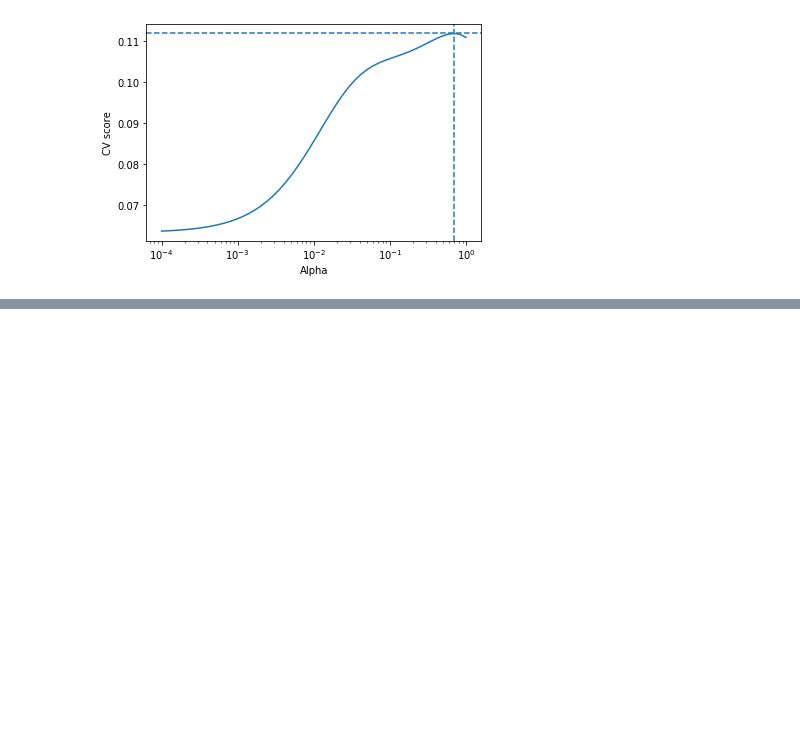
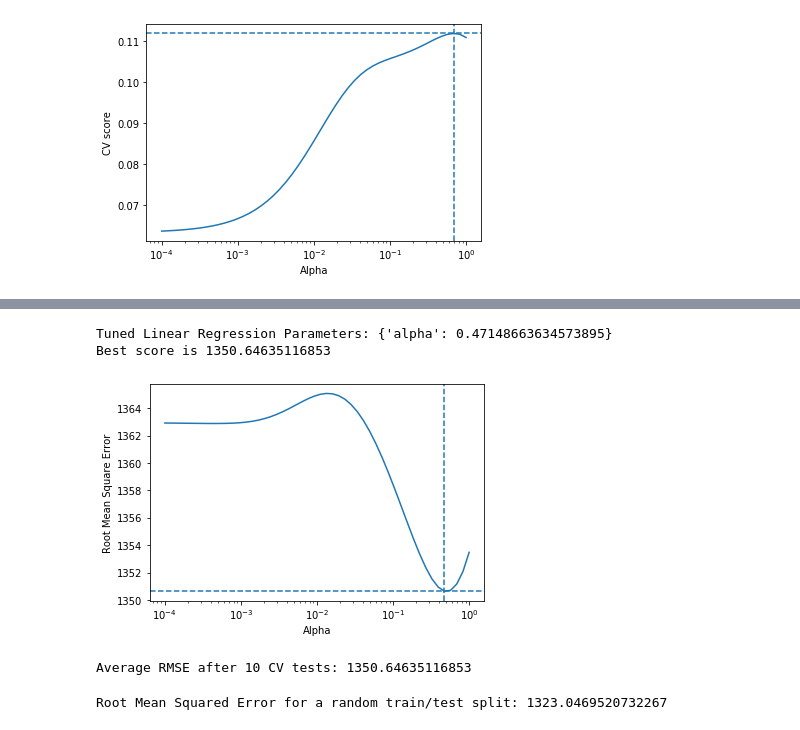
Before and after one commit to adriensaremi/Springboard, a Jupyter notebook: Capstone_1/Machine Learning Model.ipynb, the cells around one changed output, grey strips where cells are left out. Cells and saved outputs as stored; diff of their text form; code cells hidden in the pictures; blank space fills up the shorter version.

```diff
--- a/Capstone_1/Machine Learning Model.ipynb
+++ b/Capstone_1/Machine Learning Model.ipynb
@@ -504,16 +493,18 @@ wr6d = pd.get_dummies(wr6d, prefix=['cfbconference','cfbclass'])
 # %% [markdown]
 ### Normalization using StandardScaler
 # %%
-x = wr6d.values #returns a numpy array
+X = wr6d.drop('yardsfirst5seasons',axis = 1)
+y = wr6d['yardsfirst5seasons']
+
+x = X.values #returns a numpy array
 #min_max_scaler = preprocessing.MinMaxScaler()
 min_max_scaler = preprocessing.StandardScaler()
 x_scaled = min_max_scaler.fit_transform(x)
-wr6d_new = pd.DataFrame(x_scaled)
-wr6d_new.columns = wr6d.columns.tolist()
-
-X = wr6d_new.drop('yardsfirst5seasons',axis = 1)
-y = wr6d_new['yardsfirst5seasons']
+X_new = pd.DataFrame(x_scaled)
+X_new.columns = X.columns.tolist()
 # %%
+X = X_new
+
 alpha_space = np.logspace(-4, 0, 50)
 param_grid = {'alpha': alpha_space}
 
@@ -526,7 +517,6 @@ print("Best score is {}".format(reg_cv.best_score_))
 alpha_best = reg_cv.best_params_['alpha']
 
 ridge_scores = []
-
 for alpha in alpha_space:
     ridge.alpha = alpha
     ridge_cv_scores = cross_val_score(ridge, X, y, cv = 5)
@@ -590,0 +597,62 @@ Best score is 0.1119597443275104
+# %%
+wrf = ntdc[['cfbconference','cfbclass','cfbrectd', 'cfbtd','cfbyards',
+            'cfbrecyards','cfbyardsfromscrimmage','cfbgames','yardsfirst5seasons']].drop(high_resid[0], axis = 0)
+wrf.loc[wrf.cfbconference == 'Other','cfbconference'] = np.nan
+wrf.loc[wrf.cfbclass == 'Non Declared','cfbclass'] = np.nan
+wrf = pd.get_dummies(wrf, prefix=['cfbconference','cfbclass'])
+
+# Remove the outliers from the 2nd attempt
+#wrf= wrf.drop(high_resid[0], axis = 0).reset_index(drop = True)
+
+
+X = wrf.drop('yardsfirst5seasons',axis = 1)
+y = wrf['yardsfirst5seasons']
+imp = Imputer(missing_values= np.nan, strategy = 'mean')
+imp.fit(X)
+X = imp.transform(X)
+
+alpha_space = np.logspace(-4, 0, 50)
+param_grid = {'alpha': alpha_space}
+
+ridge = Ridge(normalize = True)
+reg_cv = GridSearchCV(ridge, param_grid, cv=10, scoring= 'neg_root_mean_squared_error', refit = False)
+reg_cv.fit(X, y)
+
+print("Tuned Linear Regression Parameters: {}".format(reg_cv.best_params_))
+print("Best score is {}".format(-reg_cv.best_score_))
+alpha_best = reg_cv.best_params_['alpha']
+
+ridge_rmse = []
+for alpha in alpha_space:
+    ridge.alpha = alpha
+    ridge_cv_scores = cross_validate(ridge, X, y, cv = 10, scoring=('r2', 'neg_root_mean_squared_error'))
+    ridge_rmse.append(-np.mean(ridge_cv_scores['test_neg_root_mean_squared_error']))
+
+plt.plot(alpha_space, ridge_rmse)
+plt.xscale("log")
+plt.xlabel("Alpha")
+plt.ylabel('Root Mean Square Error')
+plt.axvline(alpha_best, linestyle = '--')
+plt.axhline(-reg_cv.best_score_, linestyle = '--')
+plt.show()
+# %% [output]
+Tuned Linear Regression Parameters: {'alpha': 0.47148663634573895}
+Best score is 1350.64635116853
+[figure, added]
+# %%
+ridge = Ridge(normalize = True)
+ridge.alpha = alpha_best
+
+cv_scores = cross_validate(ridge, X, y, cv = 10, scoring=('r2', 'neg_root_mean_squared_error'))
+print('Average RMSE after 10 CV tests:', -np.mean(cv_scores['test_neg_root_mean_squared_error']))
+# %% [output]
+Average RMSE after 10 CV tests: 1350.64635116853
+# %%
+X_train, X_test, y_train, y_test = train_test_split(X, y, test_size = .30)
+ridge.fit(X_train, y_train)
+y_pred = ridge.predict(X_test)
+
+rmse = np.sqrt(mean_squared_error(y_test, y_pred))
+print("Root Mean Squared Error for a random train/test split: {}".format(rmse))
+# %% [output]
+Root Mean Squared Error for a random train/test split: 1323.0469520732267
```
Also changed, not shown: parts of 28 cells of this notebook, 2 other files.
